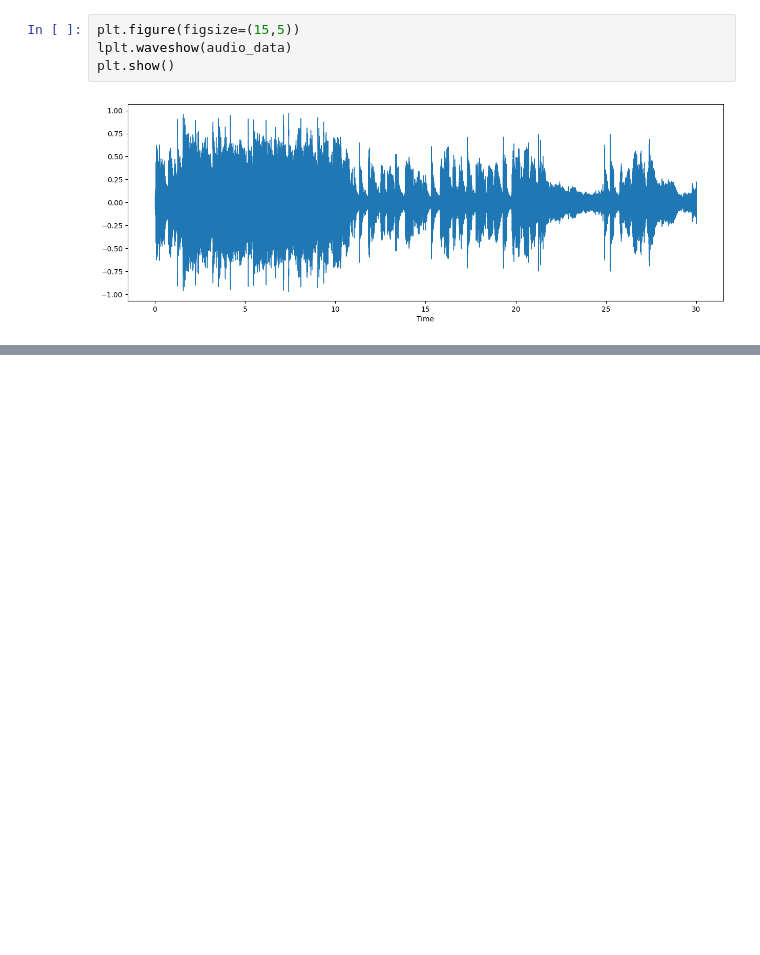
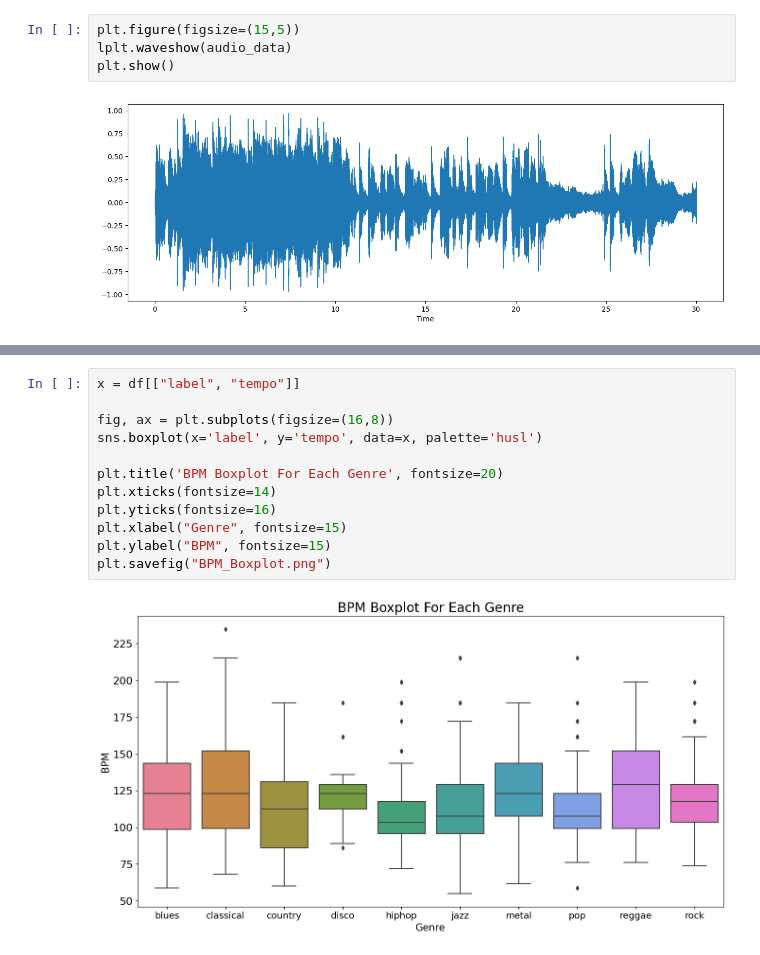
Before and after one commit to maoouu/CS_THESIS, a Jupyter notebook: KNN_DEMO.ipynb, the cells around one changed output, grey strips where cells are left out. Cells and saved outputs as stored; diff of their text form; blank space fills up the shorter version.

```diff
--- a/KNN_DEMO.ipynb
+++ b/KNN_DEMO.ipynb
@@ -94,0 +142,14 @@ plt.show()
+# %%
+x = df[["label", "tempo"]]
+
+fig, ax = plt.subplots(figsize=(16,8))
+sns.boxplot(x='label', y='tempo', data=x, palette='husl')
+
+plt.title('BPM Boxplot For Each Genre', fontsize=20)
+plt.xticks(fontsize=14)
+plt.yticks(fontsize=16)
+plt.xlabel("Genre", fontsize=15)
+plt.ylabel("BPM", fontsize=15)
+plt.savefig("BPM_Boxplot.png")
+# %% [output]
+[figure, added]
```
Also changed, not shown: parts of 18 cells of this notebook, 1 other file.
